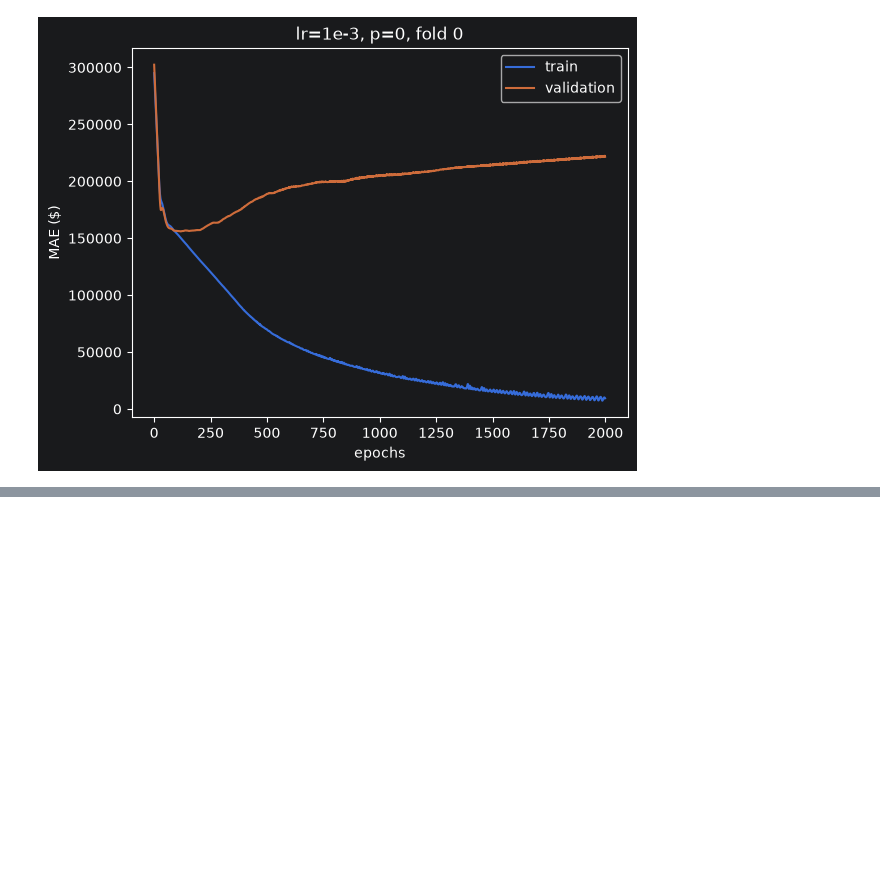
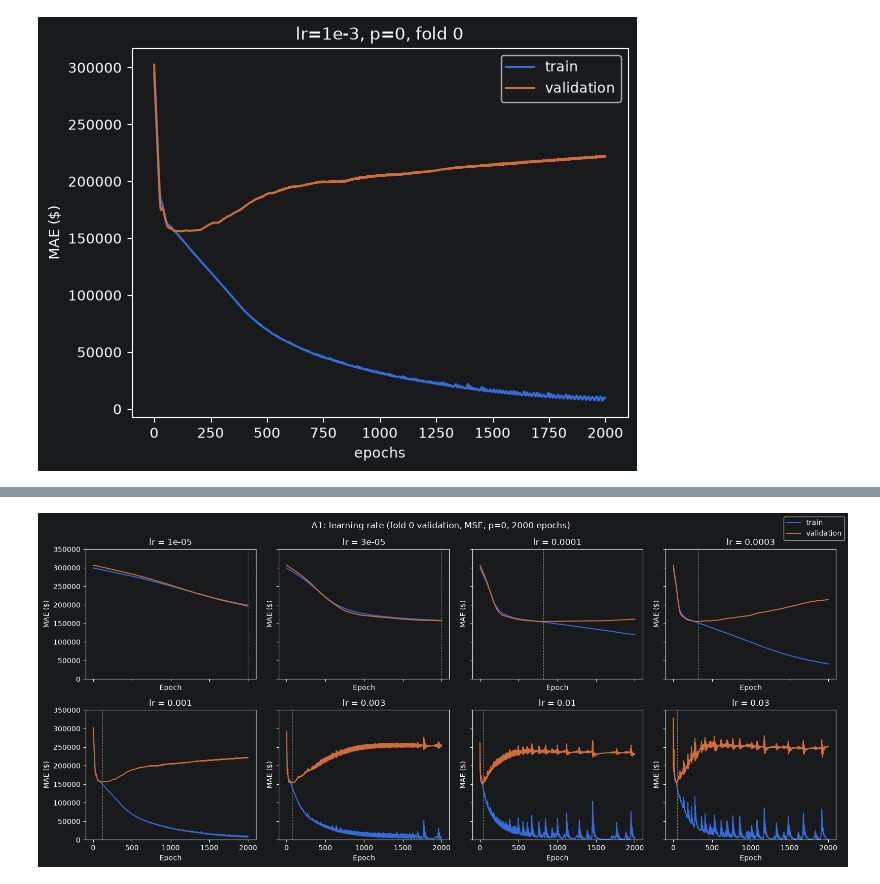
Before and after one commit to Sarang681/COMP-70050-ML-CW-2, a Jupyter notebook: task1.ipynb, the cells around one changed output, grey strips where cells are left out. Saved outputs shown, nothing was run; the diff lists cells and outputs as text; code cells hidden in the pictures; blank space fills up the shorter version.

```diff
--- a/task1.ipynb
+++ b/task1.ipynb
@@ -178,0 +196,43 @@ plt.savefig("figures/1-1.png", dpi=200, bbox_inches="tight")
+# %%
+lrs = [1e-5, 3e-5, 1e-4, 3e-4, 1e-3, 3e-3, 1e-2, 3e-2, 1e-1]
+X_train, y_train, X_val, y_val = split_data(housing_df, 0)
+
+output = {}
+
+for lr in lrs:
+    model = build_model()
+    train_mae, val_mae, std = train(model, X_train, y_train, X_val, y_val, epochs=2000, lr=lr)
+    output[lr] = train_mae, val_mae
+# %%
+def plot_curves(ax, train_mae, val_mae, title, ylim=(0, 350_000), log=False):
+    ax.plot(train_mae, label="train")
+    ax.plot(val_mae, label="validation")
+    best = int(np.argmin(val_mae))
+    ax.axvline(best, ls="--", lw=0.8, color="grey")   # best validation epoch
+    ax.set_title(title)
+    ax.set_xlabel("Epoch")
+    ax.set_ylabel("MAE ($)")
+    if log:
+        ax.set_yscale("log")
+    else:
+        ax.set_ylim(*ylim)
+# %%
+lrs = list(output.keys())
+fig, axes = plt.subplots(2, 4, figsize=(16, 7), sharex=True, sharey=True)
+axes = axes.ravel()
+
+for ax, lr in zip(axes, lrs):
+    tr, va = output[lr]
+    plot_curves(ax, tr, va, title=f"lr = {lr:g}")
+
+for ax in axes[len(lrs):]:          # hide unused panels
+    ax.axis("off")
+
+handles, labels = axes[0].get_legend_handles_labels()
+fig.legend(handles, labels, loc="upper right")
+fig.suptitle("A1: learning rate (fold 0 validation, MSE, p=0, 2000 epochs)")
+fig.tight_layout()
+fig.savefig("figures/a1_learning_rates.png", dpi=200, bbox_inches="tight")
+plt.show()
+# %% [output]
+[figure, added]
```
Also changed, not shown: parts of 36 cells of this notebook, 7 other files.
